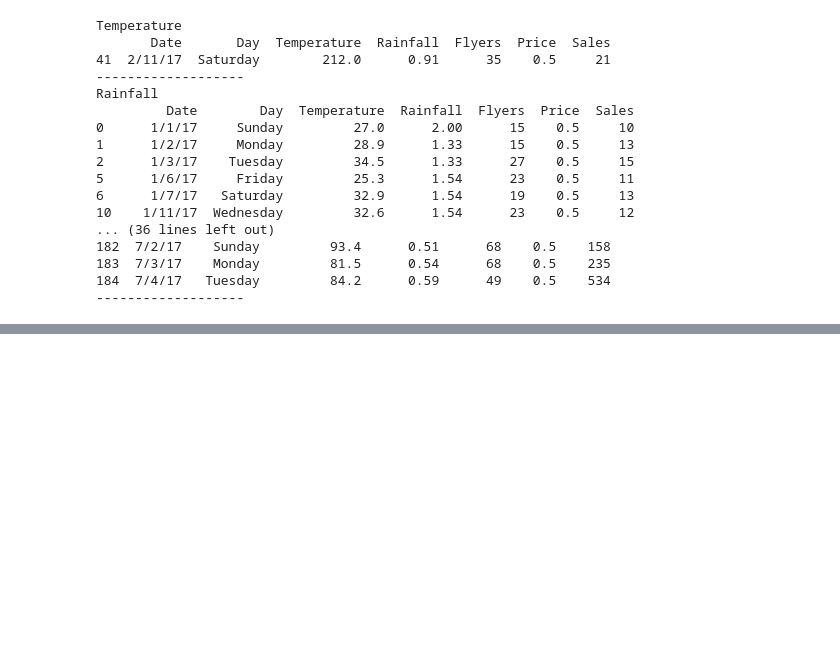
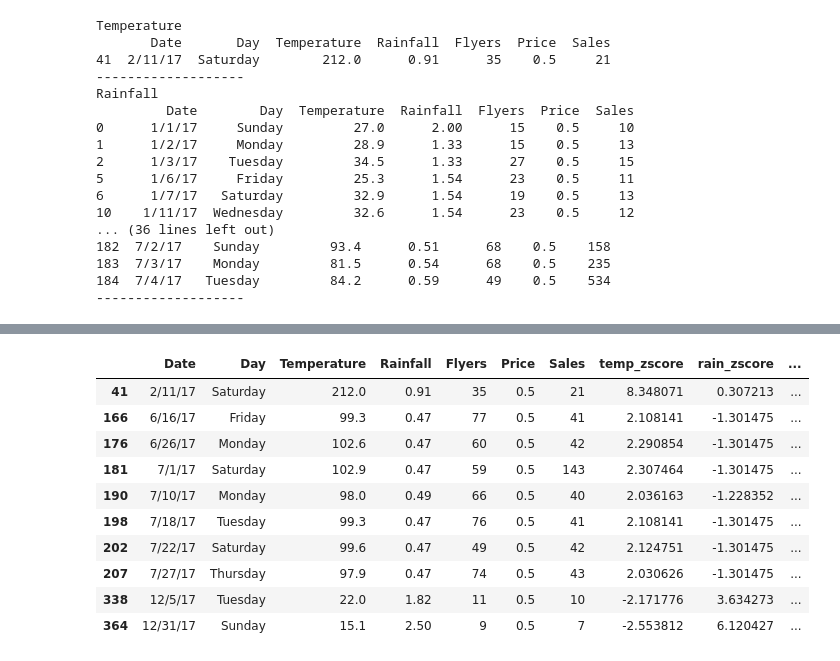
Before and after one commit to lainslie-18/anomaly-detection-exercises, a Jupyter notebook: continuous_probabilistic_methods.ipynb, the cells around one changed output, grey strips where cells are left out. Saved outputs shown, nothing was run; the diff lists cells and outputs as text; code cells hidden in the pictures; blank space fills up the shorter version.

```diff
--- a/continuous_probabilistic_methods.ipynb
+++ b/continuous_probabilistic_methods.ipynb
@@ -122,0 +229,15 @@ Rainfall
+# %%
+# get all observations where the temperature is greater than two standard deviations from the mean
+df[abs(df.temp_zscore) > 2]
+# %% [output]
+|  | Date | Day | Temperature | Rainfall | Flyers | Price | Sales | temp_zscore | rain_zscore | ... |
+| 41 | 2/11/17 | Saturday | 212.0 | 0.91 | 35 | 0.5 | 21 | 8.348071 | 0.307213 | ... |
+| 166 | 6/16/17 | Friday | 99.3 | 0.47 | 77 | 0.5 | 41 | 2.108141 | -1.301475 | ... |
+| 176 | 6/26/17 | Monday | 102.6 | 0.47 | 60 | 0.5 | 42 | 2.290854 | -1.301475 | ... |
+| 181 | 7/1/17 | Saturday | 102.9 | 0.47 | 59 | 0.5 | 143 | 2.307464 | -1.301475 | ... |
+| 190 | 7/10/17 | Monday | 98.0 | 0.49 | 66 | 0.5 | 40 | 2.036163 | -1.228352 | ... |
+| 198 | 7/18/17 | Tuesday | 99.3 | 0.47 | 76 | 0.5 | 41 | 2.108141 | -1.301475 | ... |
+| 202 | 7/22/17 | Saturday | 99.6 | 0.47 | 49 | 0.5 | 42 | 2.124751 | -1.301475 | ... |
+| 207 | 7/27/17 | Thursday | 97.9 | 0.47 | 74 | 0.5 | 43 | 2.030626 | -1.301475 | ... |
+| 338 | 12/5/17 | Tuesday | 22.0 | 1.82 | 11 | 0.5 | 10 | -2.171776 | 3.634273 | ... |
+| 364 | 12/31/17 | Sunday | 15.1 | 2.50 | 9 | 0.5 | 7 | -2.553812 | 6.120427 | ... |
```
Also changed, not shown: parts of 23 cells of this notebook.
